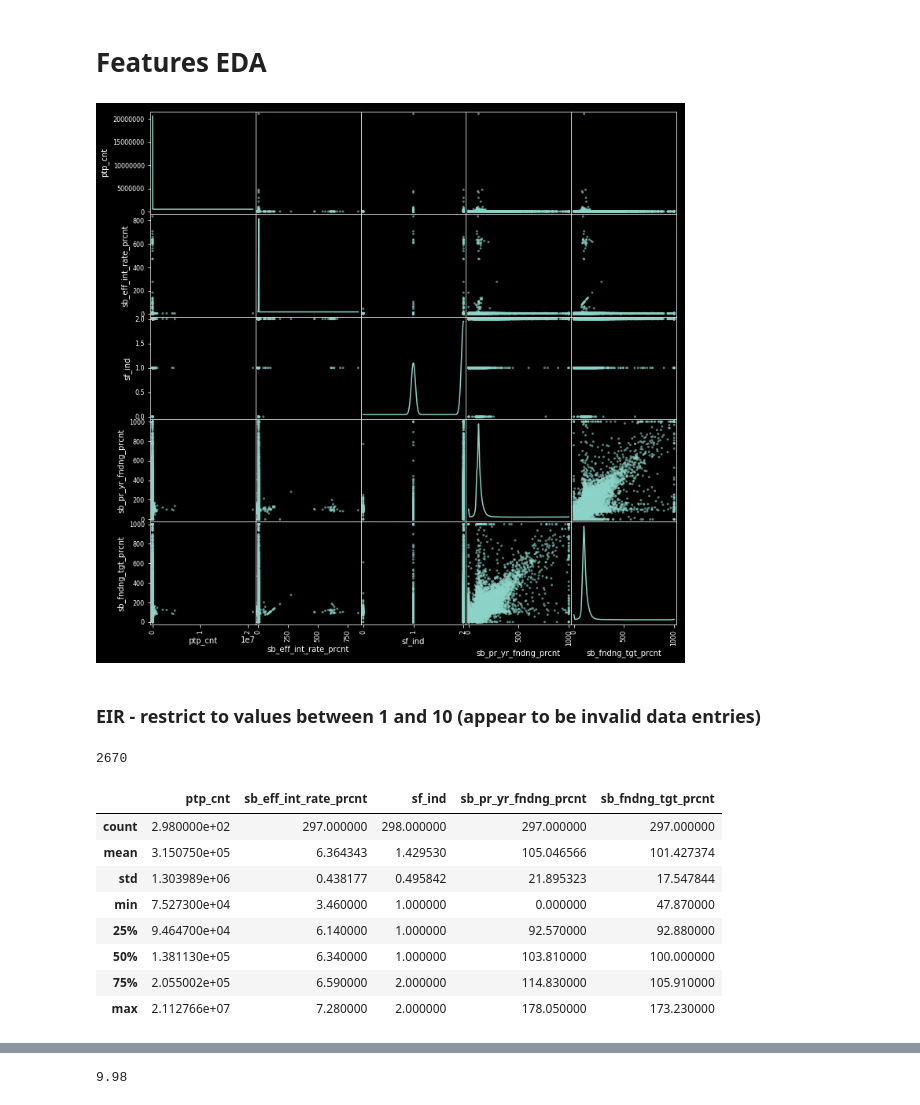
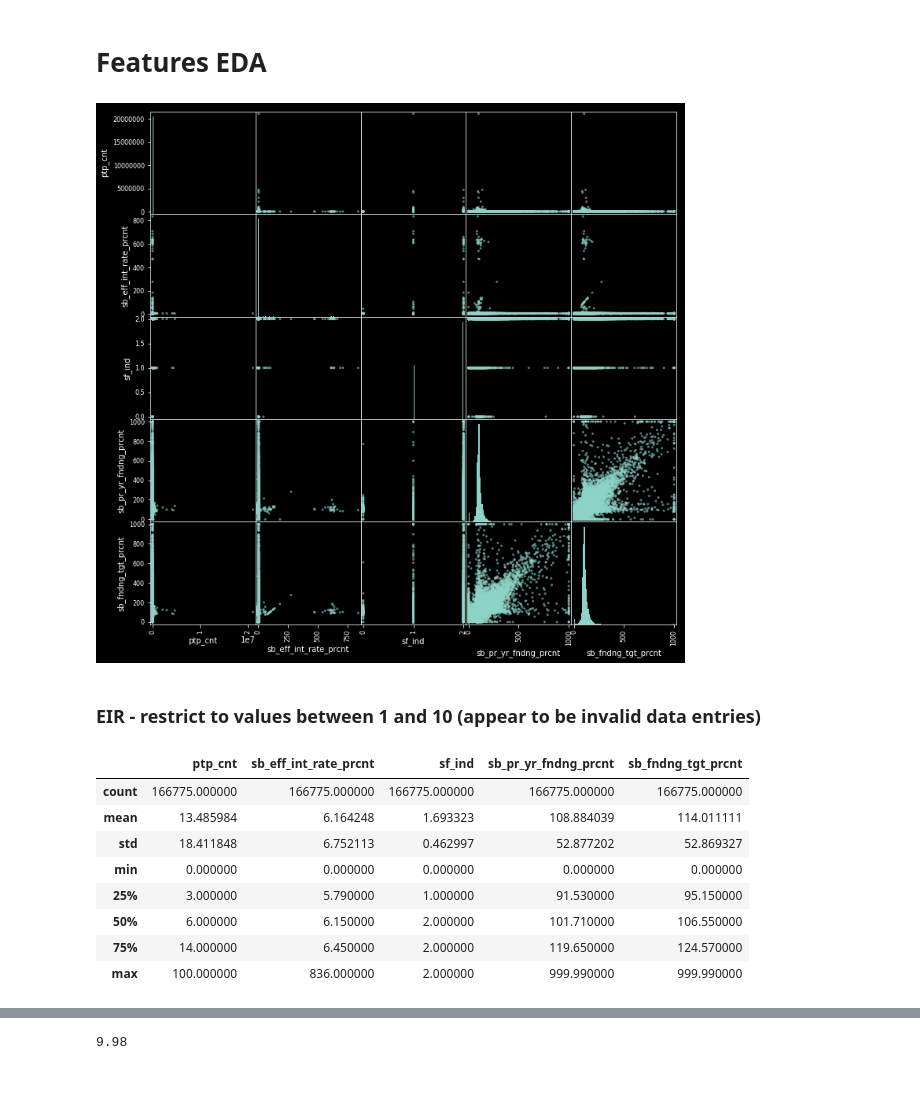
Before and after one commit to LindseyMoser/DSI_Capstone_B, a Jupyter notebook: 1_Data/PSQL_DF_EDA.ipynb, the cells around one changed output, grey strips where cells are left out. Cells and saved outputs as stored; diff of their text form; code cells hidden in the pictures.

```diff
--- a/1_Data/PSQL_DF_EDA.ipynb
+++ b/1_Data/PSQL_DF_EDA.ipynb
@@ -139,26 +131,22 @@ X2 = prelim_feat_df[['ptp_cnt', 'sb_eff_int_rate_prcnt', 'sf_ind', \
                           'sb_plan_type_code']]
 # %%
 plt.style.use(['dark_background'])
-scatter_matrix(X2, alpha=0.6, figsize=(12, 12), diagonal='kde')
+scatter_matrix(X2, alpha=0.6, figsize=(12, 12), diagonal='hist', hist_kwds={'bins':100})
 plt.show()
 # %% [output]
-[figure, old version]
+[figure, new version]
 # %% [markdown]
 <h3>EIR - restrict to values between 1 and 10 (appear to be invalid data entries)</h3>
-# %%
-len(X2[X2['ptp_cnt']>10000])
-# %% [output]
-2670
 # %%
-X2[X2['ptp_cnt']>75000].describe()
+X2[X2['ptp_cnt']<=100].describe()
 # %% [output]
 |  | ptp_cnt | sb_eff_int_rate_prcnt | sf_ind | sb_pr_yr_fndng_prcnt | sb_fndng_tgt_prcnt |
-| count | 2.980000e+02 | 297.000000 | 298.000000 | 297.000000 | 297.000000 |
-| mean | 3.150750e+05 | 6.364343 | 1.429530 | 105.046566 | 101.427374 |
-| std | 1.303989e+06 | 0.438177 | 0.495842 | 21.895323 | 17.547844 |
-| min | 7.527300e+04 | 3.460000 | 1.000000 | 0.000000 | 47.870000 |
-| 25% | 9.464700e+04 | 6.140000 | 1.000000 | 92.570000 | 92.880000 |
-| 50% | 1.381130e+05 | 6.340000 | 1.000000 | 103.810000 | 100.000000 |
-| 75% | 2.055002e+05 | 6.590000 | 2.000000 | 114.830000 | 105.910000 |
-| max | 2.112766e+07 | 7.280000 | 2.000000 | 178.050000 | 173.230000 |
+| count | 166775.000000 | 166775.000000 | 166775.000000 | 166775.000000 | 166775.000000 |
+| mean | 13.485984 | 6.164248 | 1.693323 | 108.884039 | 114.011111 |
+| std | 18.411848 | 6.752113 | 0.462997 | 52.877202 | 52.869327 |
+| min | 0.000000 | 0.000000 | 0.000000 | 0.000000 | 0.000000 |
+| 25% | 3.000000 | 5.790000 | 1.000000 | 91.530000 | 95.150000 |
+| 50% | 6.000000 | 6.150000 | 2.000000 | 101.710000 | 106.550000 |
+| 75% | 14.000000 | 6.450000 | 2.000000 | 119.650000 | 124.570000 |
+| max | 100.000000 | 836.000000 | 2.000000 | 999.990000 | 999.990000 |
 # %%
```
Also changed, not shown: parts of 9 cells of this notebook, 4 other files.
